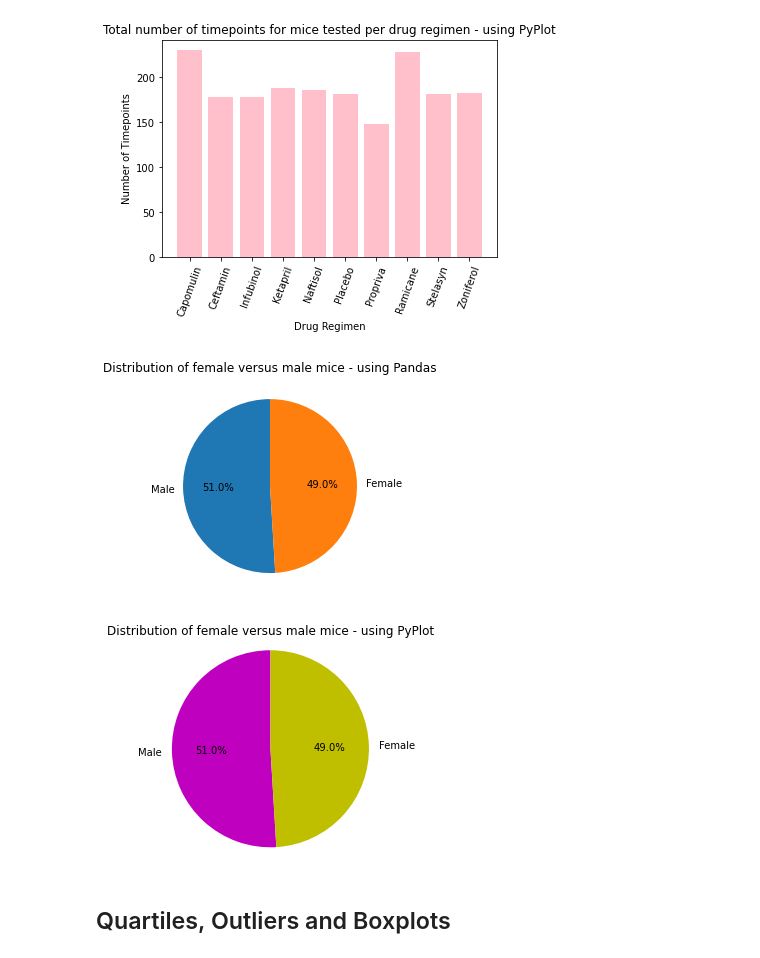
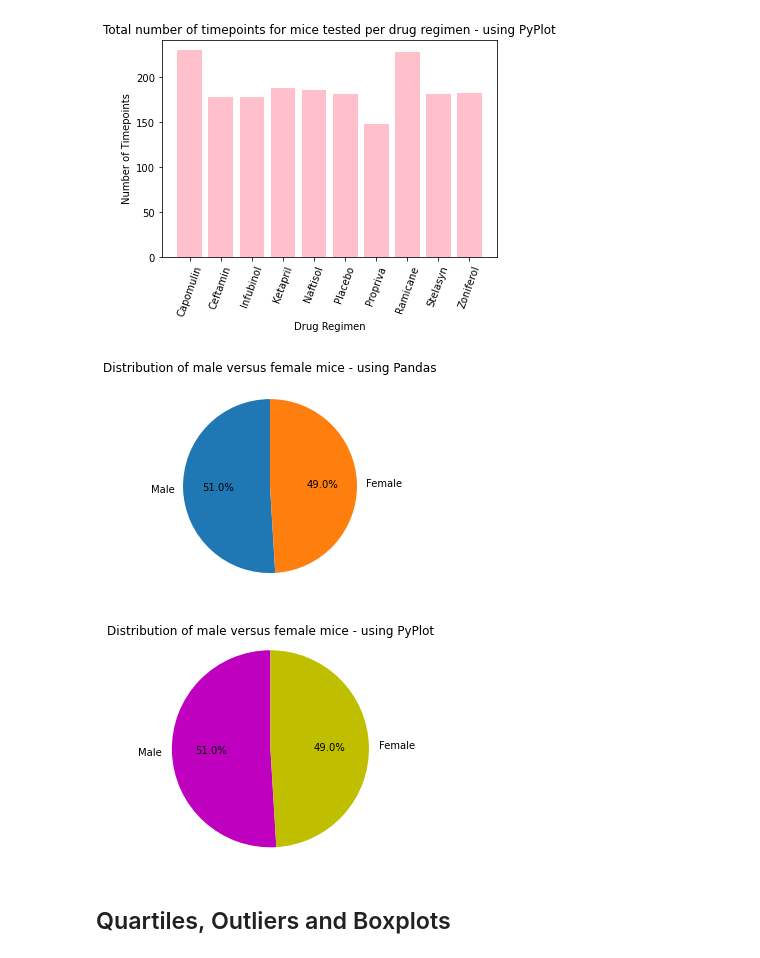
Before and after one commit to Borruu/Module-05-Challenge, a Jupyter notebook: Pymaceuticals/MySolution.ipynb, the cells around one changed output. Drawn from its saved outputs; the diff is of its cells as text; code cells hidden in the pictures.

```diff
--- a/Pymaceuticals/MySolution.ipynb
+++ b/Pymaceuticals/MySolution.ipynb
@@ -267,13 +235,13 @@ plt.show()
 # %%
 # Generate a pie plot showing the distribution of female versus male mice using Pandas
 sex_distr = clean_df['Sex'].value_counts()
-sex_distr
+
 pd_pie = sex_distr.plot(kind='pie',y='Sex', autopct='%1.1f%%'\
-,title='Distribution of female versus male mice - using Pandas',startangle=90)
+,title='Distribution of male versus female mice - using Pandas',startangle=90)
 plt.axis('off')
 plt.show()
 # %% [output]
-[figure, old version]
+[figure, new version]
 # %%
 # Generate a pie plot showing the distribution of female versus male mice using pyplot
 
@@ -285,10 +253,10 @@ labels = ['Male','Female']
 colours = ['m','y']
 plt.pie(count,labels=labels,colors=colours,autopct="%1.1f%%",startangle=90)
 plt.axis('equal')
-plt.title('Distribution of female versus male mice - using PyPlot')
+plt.title('Distribution of male versus female mice - using PyPlot')
 plt.show()
 # %% [output]
-[figure, old version]
+[figure, new version]
 # %% [markdown]
 ## Quartiles, Outliers and Boxplots
 # %%
```
Also changed, not shown: parts of 20 cells of this notebook.
